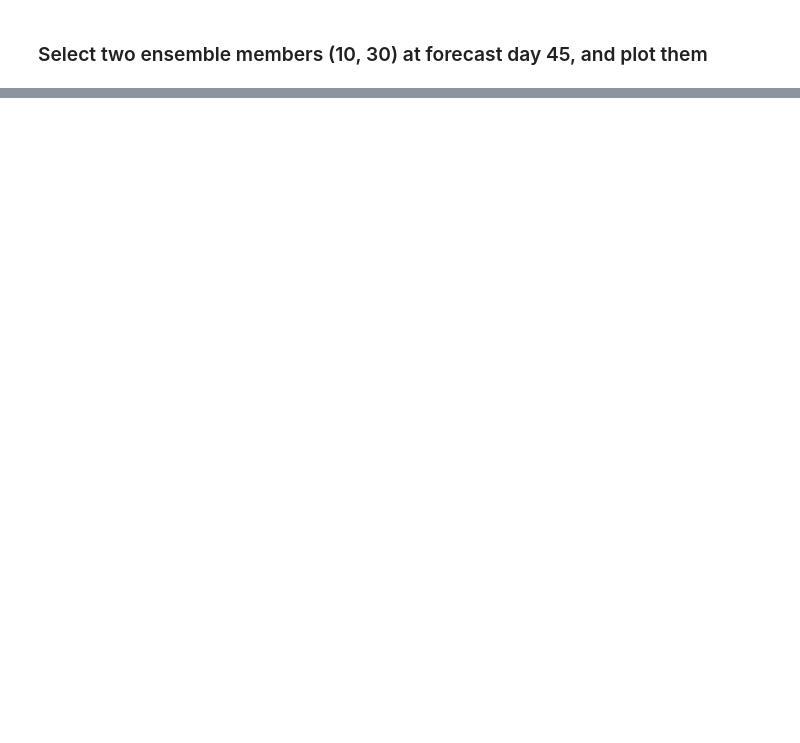
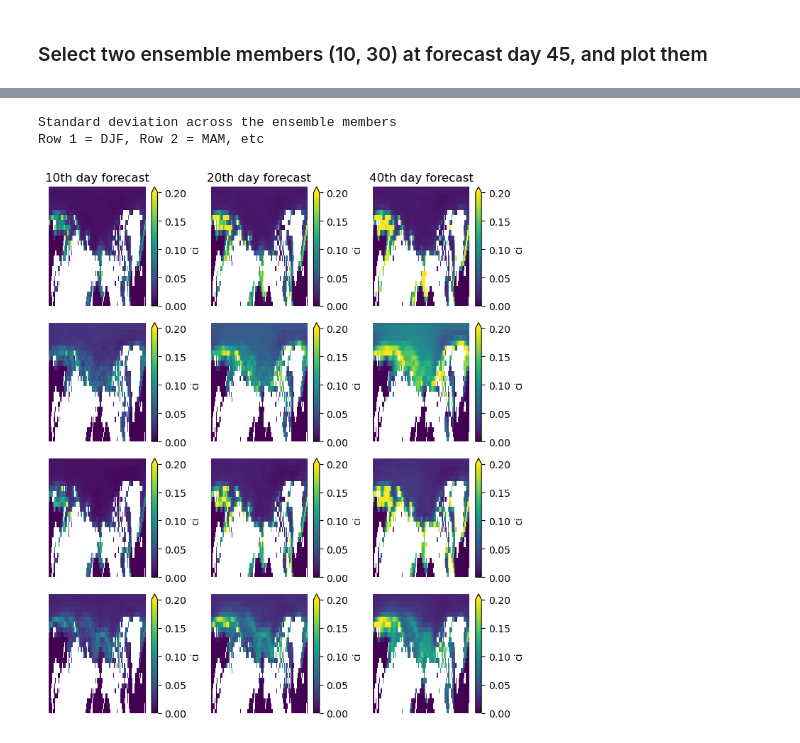
Before and after one commit to lzampier/sea_ice_projects_ictp, a Jupyter notebook: scripts/s2s_explorer.ipynb, the cells around one changed output, grey strips where cells are left out. Cells and saved outputs as stored; diff of their text form; code cells hidden in the pictures; blank space fills up the shorter version.

```diff
--- a/scripts/s2s_explorer.ipynb
+++ b/scripts/s2s_explorer.ipynb
@@ -46,0 +197,31 @@ ds.ci.isel(number=30).isel(step=45).plot(x='longitude', y='latitude', cmap=cmoce
+# %%
+vmax=0.2
+fig, axs = plt.subplots(4, 3, figsize=(7, 8))
+
+for i in np.arange(0,4):
+    stdallseas.isel(step=9).isel(season=i).plot(ax=axs[i,0],vmax=vmax)
+    axs[i,0].axis('off')
+    axs[i,0].set_ylim([55,90])
+    axs[i,0].set_title('')
+
+    stdallseas.isel(step=19).isel(season=i).plot(ax=axs[i,1],vmax=vmax)
+    axs[i,1].axis('off')
+    axs[i,1].set_ylim([55,90])
+    axs[i,1].set_title('')
+
+    stdallseas.isel(step=39).isel(season=i).plot(ax=axs[i,2],vmax=vmax)
+    axs[i,2].axis('off')
+    axs[i,2].set_ylim([55,90])
+    axs[i,2].set_title('')
+
+axs[0,0].set_title('10th day forecast')
+axs[0,1].set_title('20th day forecast')
+axs[0,2].set_title('40th day forecast')
+
+fig.tight_layout()
+print('Standard deviation across the ensemble members')
+print('Row 1 = DJF, Row 2 = MAM, etc')
+# %% [output]
+Standard deviation across the ensemble members
+Row 1 = DJF, Row 2 = MAM, etc
+[figure, added]
```
Also changed, not shown: parts of 18 cells of this notebook, 1 other file.
